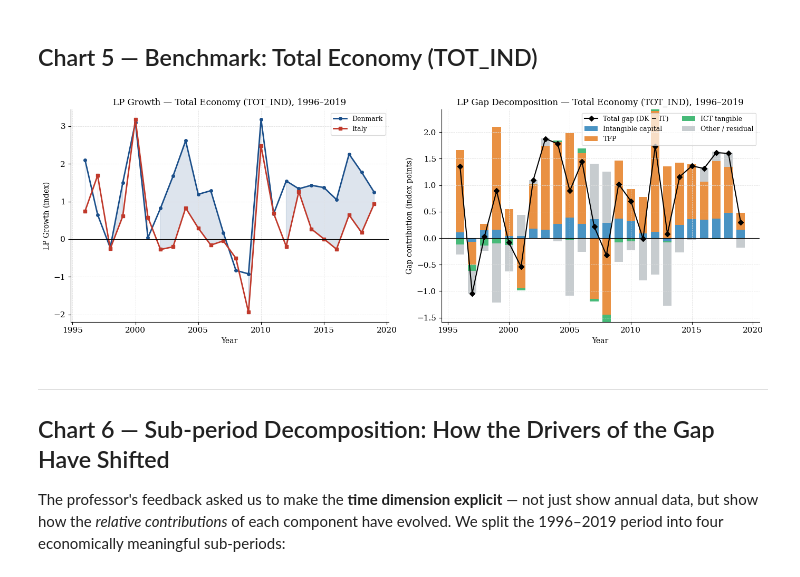
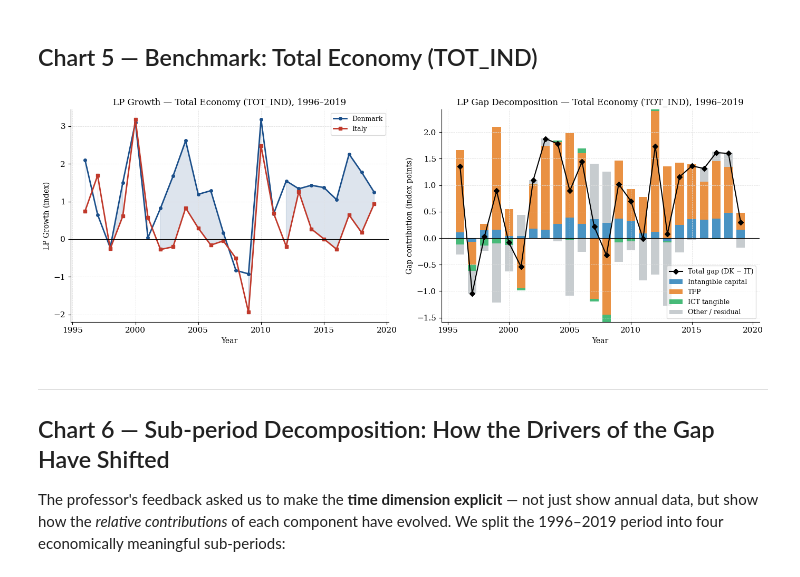
Before and after one commit to andreamammano89-maker/Internet_And_Network_Economics_group6, a Jupyter notebook: analysis_DK_IT.ipynb, the cells around one changed output. Saved outputs shown, nothing was run; the diff lists cells and outputs as text; code cells hidden in the pictures.

```diff
--- a/analysis_DK_IT.ipynb
+++ b/analysis_DK_IT.ipynb
@@ -316,35 +316,35 @@ ax1.fill_between(
 ax1.axhline(0, color="black", lw=0.8)
 ax1.set_title("LP Growth — Total Economy (TOT_IND), 1996–2019")
 ax1.set_xlabel("Year")
 ax1.set_ylabel("LP Growth (index)")
 ax1.legend()
 
 # ── Right panel: gap decomposition stacked bar ────────────────────────────────
 pos_bottom = np.zeros(len(years))
 neg_bottom = np.zeros(len(years))
 
 for label, (series, color) in components.items():
     vals = series.values.astype(float)
     pos_vals = np.where(vals > 0, vals, 0)
     neg_vals = np.where(vals < 0, vals, 0)
     ax2.bar(years, pos_vals, bottom=pos_bottom, color=color, label=label, width=0.7, alpha=0.85)
     ax2.bar(years, neg_vals, bottom=neg_bottom, color=color,              width=0.7, alpha=0.85)
     pos_bottom += pos_vals
     neg_bottom += neg_vals
 
 ax2.plot(years, gap_LP1G, color="black", lw=1.5, marker="D", markersize=5,
          zorder=5, label="Total gap (DK − IT)")
 ax2.axhline(0, color="black", lw=0.8)
 ax2.set_title("LP Gap Decomposition — Total Economy (TOT_IND), 1996–2019")
 ax2.set_xlabel("Year")
 ax2.set_ylabel("Gap contribution (index points)")
-ax2.legend(ncol=2)
+ax2.legend(ncol=1, loc="lower right")
 
 fig.tight_layout()
 #fig.savefig("chart5_totind_benchmark.png", dpi=150)
 plt.show()
 # %% [output]
-[figure, old version]
+[figure, new version]
 # %% [markdown]
 ---
 ## Chart 6 — Sub-period Decomposition: How the Drivers of the Gap Have Shifted
```
Also changed, not shown: 2 other files.
